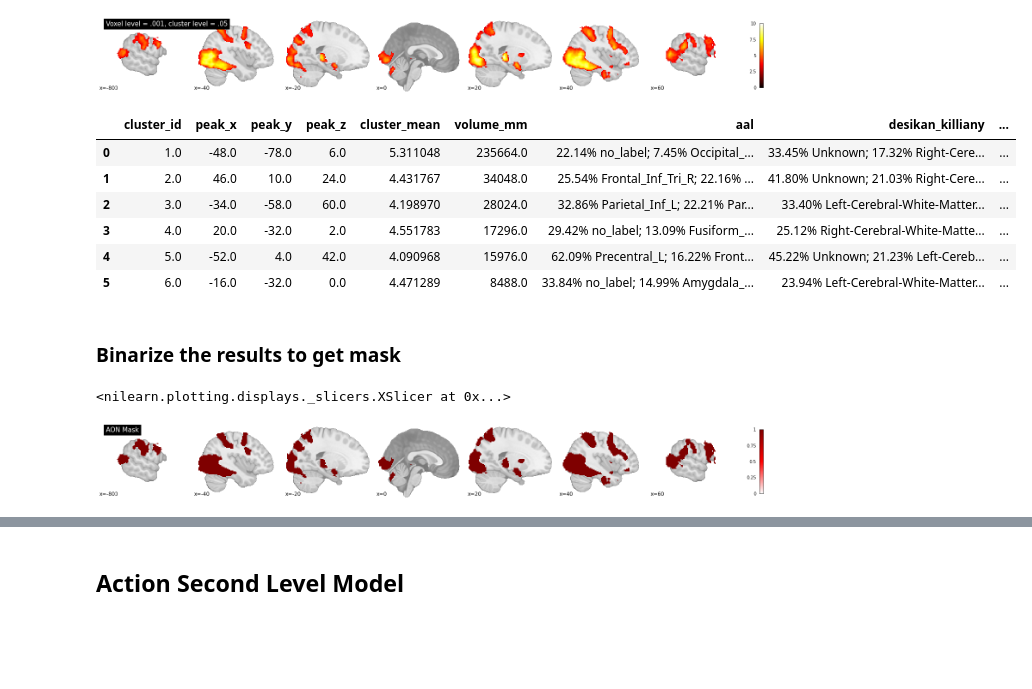
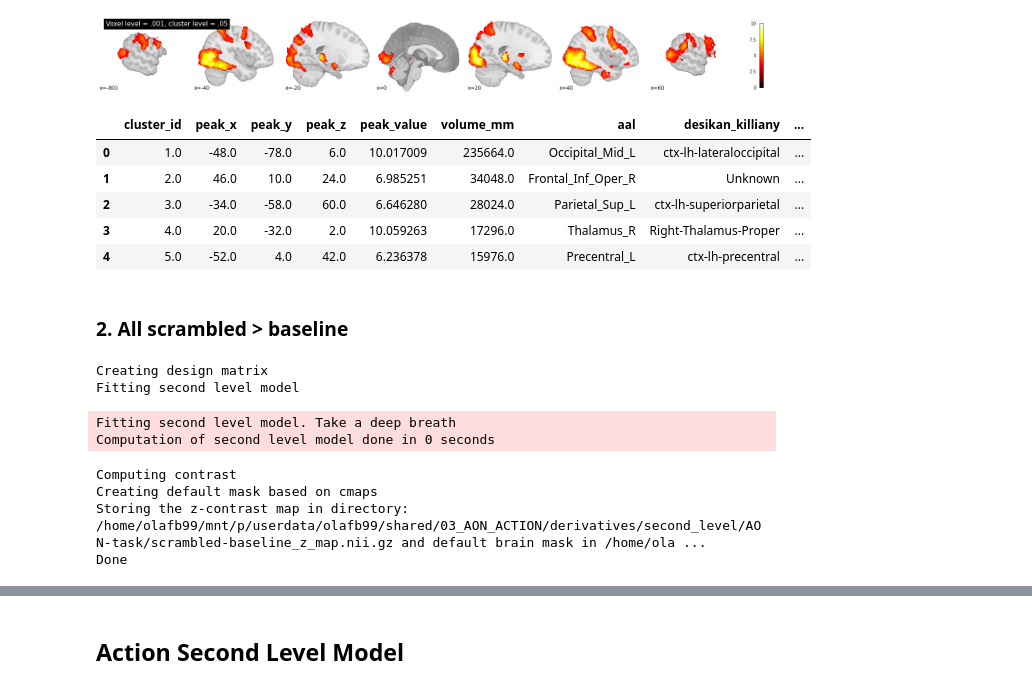
Before and after one commit to olafborghi/AON_ACTION, a Jupyter notebook: 05_second_level_model/second_level_model.ipynb, the cells around one changed output, grey strips where cells are left out. Saved outputs shown, nothing was run; the diff lists cells and outputs as text; code cells hidden in the pictures; blank space fills up the shorter version.

```diff
--- a/05_second_level_model/second_level_model.ipynb
+++ b/05_second_level_model/second_level_model.ipynb
@@ -335,15 +386,12 @@ from nilearn import surface
 # %%
 # get info on anatomical regions of cluster peaks
 cluster_info, peak_info = get_statmap_info(aon_thresholded_map,
-                                           cluster_extent = 10)
-cluster_info
+                                           cluster_extent = 1)
+peak_info.head(5)
 # %% [output]
-|  | cluster_id | peak_x | peak_y | peak_z | cluster_mean | volume_mm | aal | desikan_killiany | ... |
-| 0 | 1.0 | -48.0 | -78.0 | 6.0 | 5.311048 | 235664.0 | 22.14% no_label; 7.45% Occipital_... | 33.45% Unknown; 17.32% Right-Cere... | ... |
-| 1 | 2.0 | 46.0 | 10.0 | 24.0 | 4.431767 | 34048.0 | 25.54% Frontal_Inf_Tri_R; 22.16% ... | 41.80% Unknown; 21.03% Right-Cere... | ... |
-| 2 | 3.0 | -34.0 | -58.0 | 60.0 | 4.198970 | 28024.0 | 32.86% Parietal_Inf_L; 22.21% Par... | 33.40% Left-Cerebral-White-Matter... | ... |
-| 3 | 4.0 | 20.0 | -32.0 | 2.0 | 4.551783 | 17296.0 | 29.42% no_label; 13.09% Fusiform_... | 25.12% Right-Cerebral-White-Matte... | ... |
-| 4 | 5.0 | -52.0 | 4.0 | 42.0 | 4.090968 | 15976.0 | 62.09% Precentral_L; 16.22% Front... | 45.22% Unknown; 21.23% Left-Cereb... | ... |
-| 5 | 6.0 | -16.0 | -32.0 | 0.0 | 4.471289 | 8488.0 | 33.84% no_label; 14.99% Amygdala_... | 23.94% Left-Cerebral-White-Matter... | ... |
+|  | cluster_id | peak_x | peak_y | peak_z | peak_value | volume_mm | aal | desikan_killiany | ... |
+| 0 | 1.0 | -48.0 | -78.0 | 6.0 | 10.017009 | 235664.0 | Occipital_Mid_L | ctx-lh-lateraloccipital | ... |
+| 1 | 2.0 | 46.0 | 10.0 | 24.0 | 6.985251 | 34048.0 | Frontal_Inf_Oper_R | Unknown | ... |
+| 2 | 3.0 | -34.0 | -58.0 | 60.0 | 6.646280 | 28024.0 | Parietal_Sup_L | ctx-lh-superiorparietal | ... |
+| 3 | 4.0 | 20.0 | -32.0 | 2.0 | 10.059263 | 17296.0 | Thalamus_R | Right-Thalamus-Proper | ... |
+| 4 | 5.0 | -52.0 | 4.0 | 42.0 | 6.236378 | 15976.0 | Precentral_L | ctx-lh-precentral | ... |
-# %% [markdown]
-### Binarize the results to get mask
@@ -352,6 +397,0 @@ aon_masker = nilearn.image.binarize_img(aon_thresholded_map, mask_img=None)
-# %%
-plotting.plot_stat_map(aon_masker, display_mode = 'x', cut_coords=np.arange(-80,80,20), draw_cross=False,
-                       title="AON Mask", bg_img = template, cmap="seismic", black_bg = False)
-# %% [output]
-<nilearn.plotting.displays._slicers.XSlicer at 0x...>
-[figure, removed]
@@ -361,0 +398,18 @@ aon_masker.to_filename(aon_mask_path)
+# %% [markdown]
+### 2. All scrambled > baseline
+# %%
+# define paths
+scrambled_image_path = f"{AON_second_level_dir}/scrambled-baseline_z_map.nii.gz"
+scrambled_brain_mask_path = f"{masks_templates_dir}/scrambled-baseline_mask.nii.gz"
+
+# use the function
+MySecondLevelTTest(subject_list, cmaps_scrambled, scrambled_image_path, scrambled_brain_mask_path)
+# %% [output]
+Creating design matrix
+Fitting second level model
+Fitting second level model. Take a deep breath
+Computation of second level model done in 0 seconds
+Computing contrast
+Creating default mask based on cmaps
+Storing the z-contrast map in directory: /home/olafb99/mnt/p/userdata/olafb99/shared/03_AON_ACTION/derivatives/second_level/AON-task/scrambled-baseline_z_map.nii.gz and default brain mask in /home/ola ...
+Done
```
Also changed, not shown: parts of 103 cells of this notebook, 3 other files.
